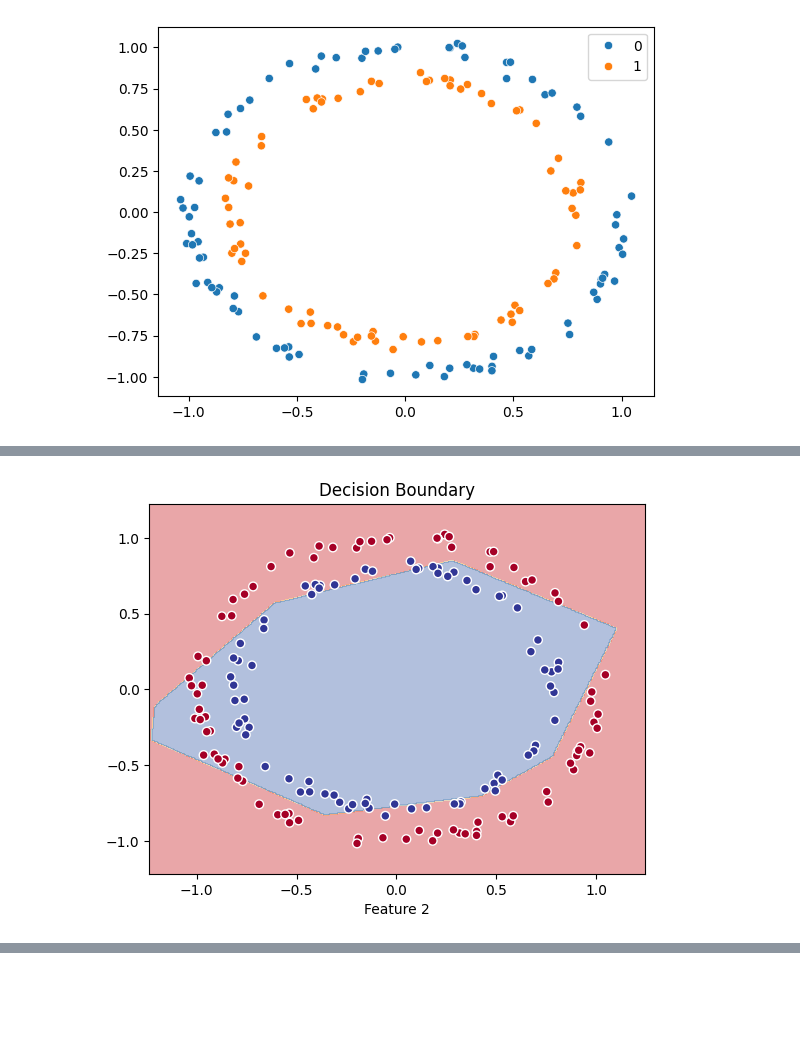
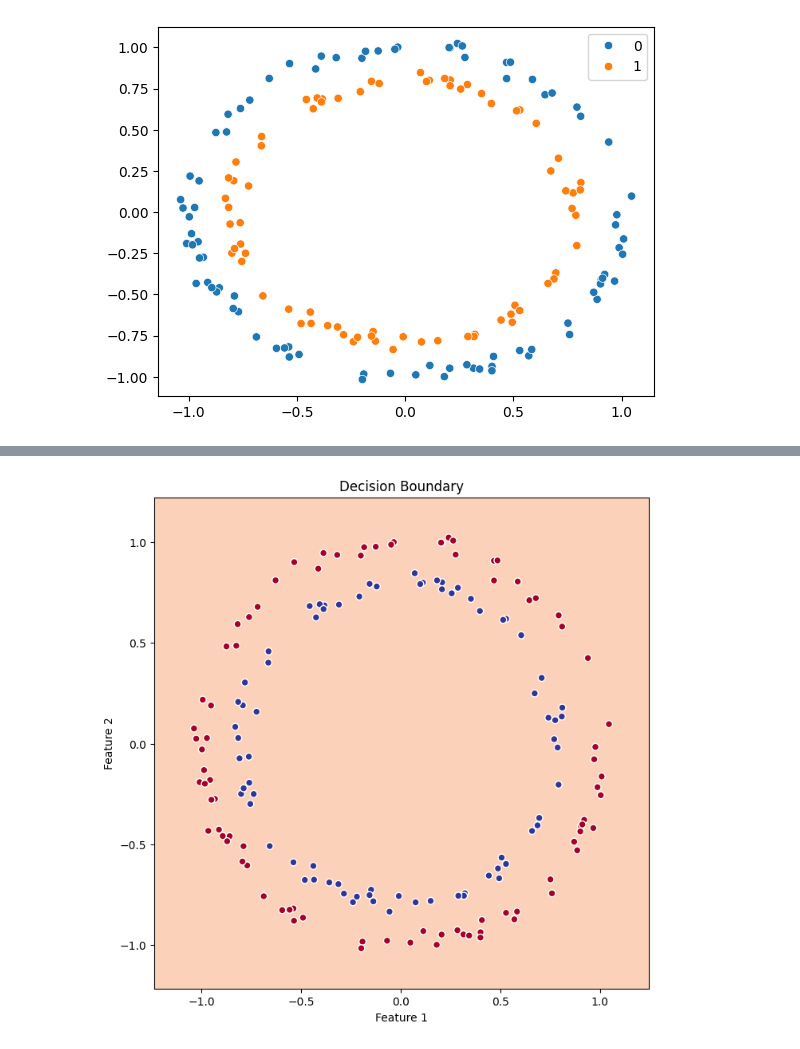
Before and after one commit to Alireza2317/pytorch_learn, a Jupyter notebook: classification/binary/circles_v0.ipynb, the cells around one changed output, grey strips where cells are left out. Cells and saved outputs as stored; diff of their text form; code cells hidden in the pictures; blank space fills up the shorter version.

Commit message:
further testing of the decision boundary

```diff
--- a/classification/binary/circles_v0.ipynb
+++ b/classification/binary/circles_v0.ipynb
@@ -127,4 +56,0 @@ epoch = 2000 -> loss = 0.6311   loss_test = 0.6318      test accuracy = 78.75%
-# %%
-plot_decision_boundary(model2, X_test, y_test, num_points=350)
-# %% [output]
-[figure, removed]
@@ -139,0 +57,36 @@ plot_decision_boundary(model2, X_test, y_test, num_points=350)
+# %%
+model = nn.Sequential(
+	nn.Linear(2, 6),
+	nn.ReLU(),
+	nn.Linear(6, 1),
+	nn.Sigmoid()
+).to(device)
+
+loss_fn = nn.BCELoss()
+
+optimizer = torch.optim.Adam(model.parameters(), lr=1e-3)
+
+epochs = 1000
+
+for epoch in range(1, epochs+1):
+	model.train()
+
+	y_logits = model(X_train).squeeze()
+
+	loss = loss_fn(y_logits, y_train)
+
+	optimizer.zero_grad()
+	loss.backward()
+	optimizer.step()
+
+	model.eval()
+	with torch.inference_mode():
+		y_logits_test = model(X_test).squeeze()
+		test_loss = loss_fn(y_logits_test, y_test)
+		acc = accuracy(torch.round(y_logits_test), y_test) * 100
+
+	if epoch % 100 == 0:
+		print(f'{epoch=}, {loss=:.2f}, {test_loss=:.2f}, {acc=:.1f}%')
+
+plot_decision_boundary(model, X_test, y_test)
+# %% [output]
@@ -139,0 +103 @@ plot_decision_boundary(model2, X_test, y_test, num_points=350)
+[figure, added]
```
Also changed, not shown: parts of 9 cells of this notebook, 1 other file.
